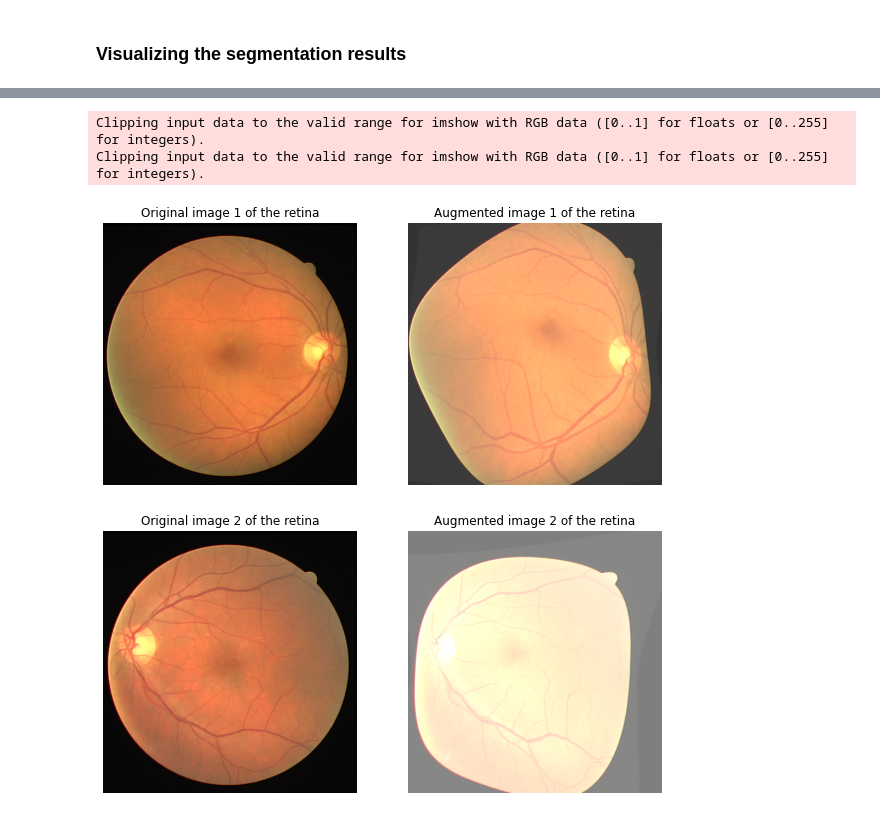
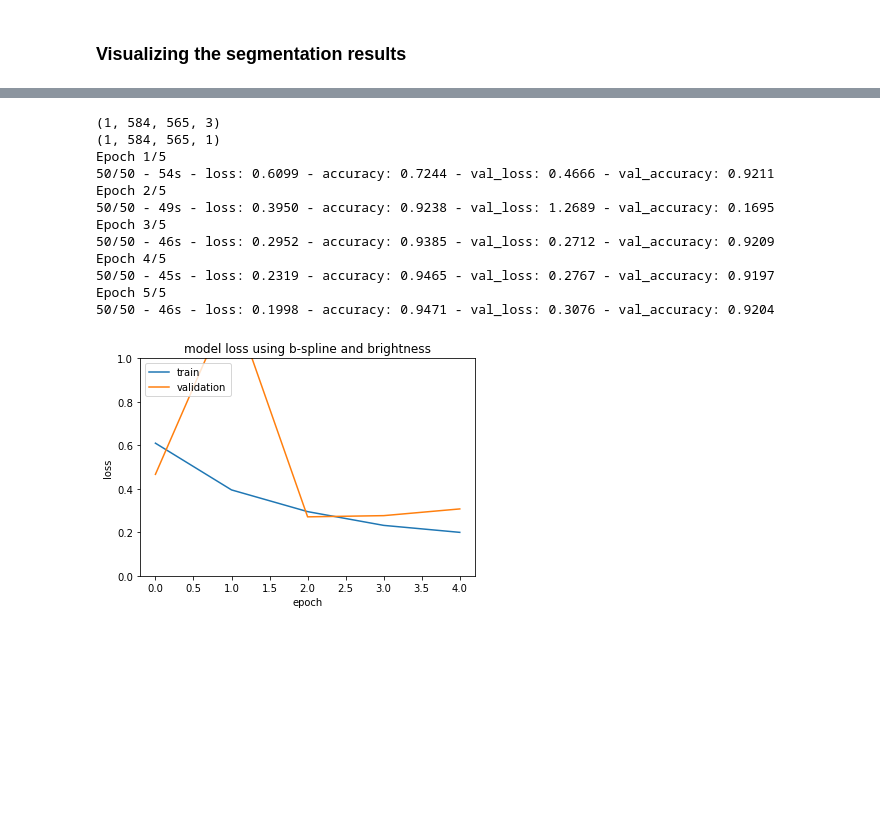
Before and after one commit to max-de-rooij/8dm50-machine-learning, a Jupyter notebook: practicals/week_4.ipynb, the cells around one changed output, grey strips where cells are left out. Saved outputs shown, nothing was run; the diff lists cells and outputs as text; code cells hidden in the pictures; blank space fills up the shorter version.

```diff
--- a/practicals/week_4.ipynb
+++ b/practicals/week_4.ipynb
@@ -139,7 +153,7 @@ sys.path.append('code/')
 from unet_utils import load_data
 
 # location of the DRIVE dataset
-data_folder = "C:/Users/20174639/downloads/DRIVE/"
+data_folder = "C:/Users/20175722/Documents/Master jaar 1/Kwartiel 1/8DM50 - Machine learning/DRIVE/"
 train_paths = glob(data_folder + 'training/images/*.tif')
 images, masks, segmentations = load_data(train_paths)
 
@@ -451,7 +504,7 @@ from glob import glob
 
 
 # location of the DRIVE dataset
-data_folder = 'D:/TUe/MY1/8dm50-machine-learning/DRIVE/'
+#data_folder = 'D:/TUe/MY1/8dm50-machine-learning/DRIVE/'
 train_paths = glob(data_folder + 'training/images/*.tif')
 images, masks, segmentations = load_data(train_paths)
 
@@ -541,7 +587,7 @@ from glob import glob
 
 
 # location of the DRIVE dataset
-data_folder = 'D:/TUe/MY1/8dm50-machine-learning/DRIVE/'
+#data_folder = 'D:/TUe/MY1/8dm50-machine-learning/DRIVE/'
 train_paths = glob(data_folder + 'training/images/*.tif')
 images, masks, segmentations = load_data(train_paths)
 
@@ -576,34 +622,43 @@ val_images, val_masks, val_segmentations = preprocessing(
     val_segmentations,
     desired_shape=(584, 584))
 
 # initialize model
 model = unet(input_shape=(None, None, 3), depth=depth, channels=channels, batchnorm=use_batchnorm)
 
 # print a summary of the model
 # model.summary(line_length=120)
 
 # compile the model
 model.compile(loss='binary_crossentropy', optimizer=Adam(), metrics=['accuracy'])
 
 # stop the training if the validation loss does not increase for 15 consecutive epochs
 early_stopping = EarlyStopping(monitor='val_loss', patience=15, restore_best_weights=True)
 
 # train the model with the data generator, and save the training history
 history = model.fit_generator(datagenerator(X_train, y_train, patch_size, patches_per_im, batch_size, augment_brightness=True, augment_bspline=True),
                               validation_data=(val_images, val_segmentations),
                               steps_per_epoch=steps_per_epoch, epochs=epochs, verbose=2,
                               callbacks=[early_stopping])
 
 plt.plot(history.history['loss'])
 plt.plot(history.history['val_loss'])
 plt.title('model loss using b-spline and brightness')
 plt.ylabel('loss')
 plt.xlabel('epoch')
 plt.legend(['train', 'validation'], loc='upper left')
 plt.ylim(0,1)
 plt.show()
 # %% [output]
-Clipping input data to the valid range for imshow with RGB data ([0..1] for floats or [0..255] for integers).
-Clipping input data to the valid range for imshow with RGB data ([0..1] for floats or [0..255] for integers).
+(1, 584, 565, 3)
+(1, 584, 565, 1)
+Epoch 1/5
+50/50 - 54s - loss: 0.6099 - accuracy: 0.7244 - val_loss: 0.4666 - val_accuracy: 0.9211
+Epoch 2/5
+50/50 - 49s - loss: 0.3950 - accuracy: 0.9238 - val_loss: 1.2689 - val_accuracy: 0.1695
+Epoch 3/5
+50/50 - 46s - loss: 0.2952 - accuracy: 0.9385 - val_loss: 0.2712 - val_accuracy: 0.9209
+Epoch 4/5
+50/50 - 45s - loss: 0.2319 - accuracy: 0.9465 - val_loss: 0.2767 - val_accuracy: 0.9197
+Epoch 5/5
+50/50 - 46s - loss: 0.1998 - accuracy: 0.9471 - val_loss: 0.3076 - val_accuracy: 0.9204
-[figure, old version]
+[figure, new version]
-[figure, removed]
```
Also changed, not shown: parts of 12 cells of this notebook, 1 other file.
